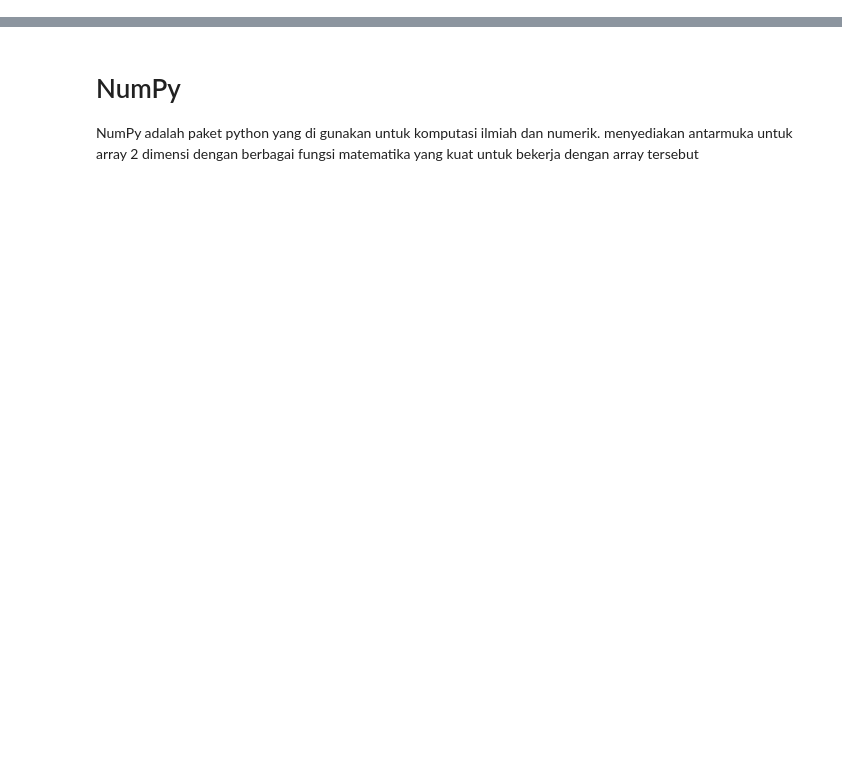
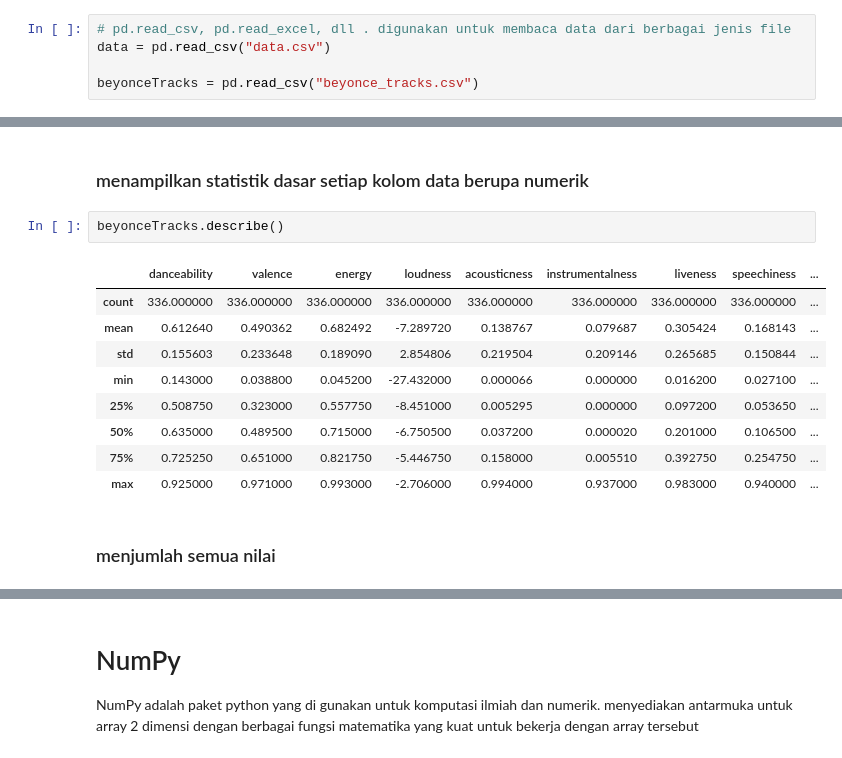
Before and after one commit to Endraagustino22/pembelajaran-mesin, a Jupyter notebook: Main.ipynb, the cells around one changed output, grey strips where cells are left out. Drawn from its saved outputs; the diff is of its cells as text; blank space fills up the shorter version.

Commit message:
menambahkan source code file main.ipynb
menambahkan source code menelaah data di file main.ipynb

```diff
--- a/Main.ipynb
+++ b/Main.ipynb
@@ -15,0 +11,5 @@ umur
+# %%
+# pd.read_csv, pd.read_excel, dll . digunakan untuk membaca data dari berbagai jenis file
+data = pd.read_csv("data.csv")
+
+beyonceTracks = pd.read_csv("beyonce_tracks.csv")
@@ -15,0 +85,16 @@ umur
+# %% [markdown]
+### menampilkan statistik dasar setiap kolom data berupa numerik
+# %%
+beyonceTracks.describe()
+# %% [output]
+|  | danceability | valence | energy | loudness | acousticness | instrumentalness | liveness | speechiness | ... |
+| count | 336.000000 | 336.000000 | 336.000000 | 336.000000 | 336.000000 | 336.000000 | 336.000000 | 336.000000 | ... |
+| mean | 0.612640 | 0.490362 | 0.682492 | -7.289720 | 0.138767 | 0.079687 | 0.305424 | 0.168143 | ... |
+| std | 0.155603 | 0.233648 | 0.189090 | 2.854806 | 0.219504 | 0.209146 | 0.265685 | 0.150844 | ... |
+| min | 0.143000 | 0.038800 | 0.045200 | -27.432000 | 0.000066 | 0.000000 | 0.016200 | 0.027100 | ... |
+| 25% | 0.508750 | 0.323000 | 0.557750 | -8.451000 | 0.005295 | 0.000000 | 0.097200 | 0.053650 | ... |
+| 50% | 0.635000 | 0.489500 | 0.715000 | -6.750500 | 0.037200 | 0.000020 | 0.201000 | 0.106500 | ... |
+| 75% | 0.725250 | 0.651000 | 0.821750 | -5.446750 | 0.158000 | 0.005510 | 0.392750 | 0.254750 | ... |
+| max | 0.925000 | 0.971000 | 0.993000 | -2.706000 | 0.994000 | 0.937000 | 0.983000 | 0.940000 | ... |
+# %% [markdown]
+### menjumlah semua nilai
```
Also changed, not shown: parts of 47 cells of this notebook.
